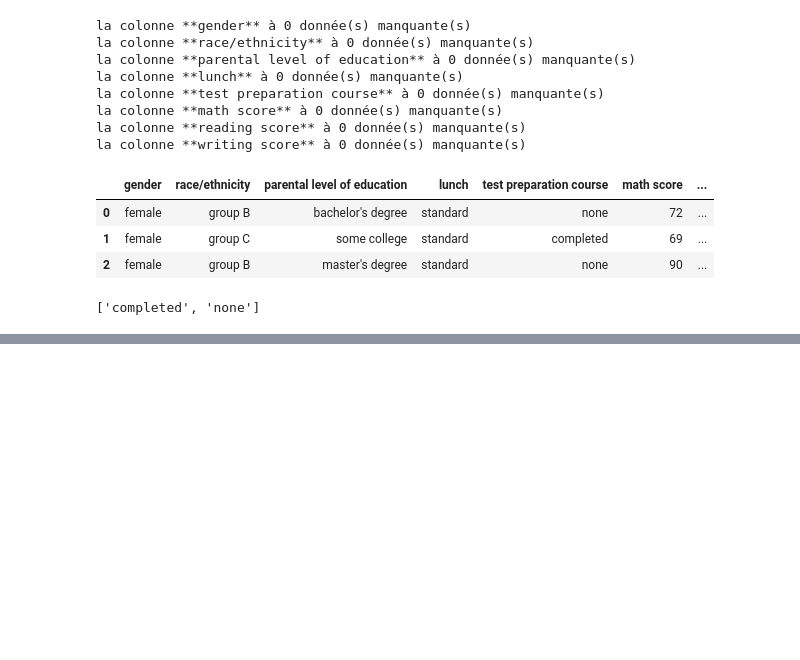
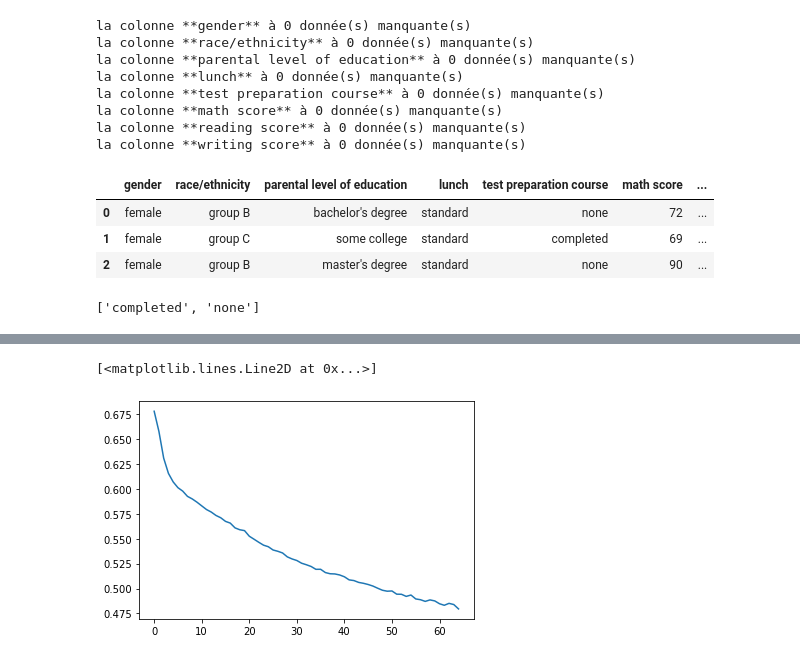
Before and after one commit to camara94/reseau-neurone-tensorflow-2, a Jupyter notebook: python/studentperformancemodel.ipynb, the cells around one changed output, grey strips where cells are left out. Saved outputs shown, nothing was run; the diff lists cells and outputs as text; code cells hidden in the pictures; blank space fills up the shorter version.

Commit message:
model de réseau de neurone

```diff
--- a/python/studentperformancemodel.ipynb
+++ b/python/studentperformancemodel.ipynb
@@ -97,0 +97,2 @@ ValueError: cannot reshape array of size 1000 into shape (1,1)
+# %%
+x_train, x_test, y_train, y_test = train_test_split(X, y, test_size=.25, shuffle=True )
@@ -97,0 +110,14 @@ ValueError: cannot reshape array of size 1000 into shape (1,1)
+# %%
+## Model simple avec Sequential
+model = Sequential()
+## création de la couche cachée
+couche_cachee = Dense(30, input_dim=7, activation='relu')
+couche_cachee2 = Dense(20, activation='relu')
+couche_cachee3 = Dense(5, activation='relu')
+couche_sortie = Dense(1, activation='sigmoid')
+model.add( couche_cachee )
+model.add( couche_cachee2 )
+model.add( couche_cachee3 )
+
+model.add( couche_sortie )
+model.compile( optimizer='adam', loss='binary_crossentropy', metrics=['accuracy'] )
@@ -97,0 +144,3 @@ ValueError: cannot reshape array of size 1000 into shape (1,1)
+# %%
+history = model.fit(x_train, y_train, epochs=65)
+history
@@ -97,0 +166,5 @@ ValueError: cannot reshape array of size 1000 into shape (1,1)
+# %%
+plt.plot(history.history['loss'])
+# %% [output]
+[<matplotlib.lines.Line2D at 0x...>]
+[figure, added]
```
Also changed, not shown: parts of 11 cells of this notebook.
